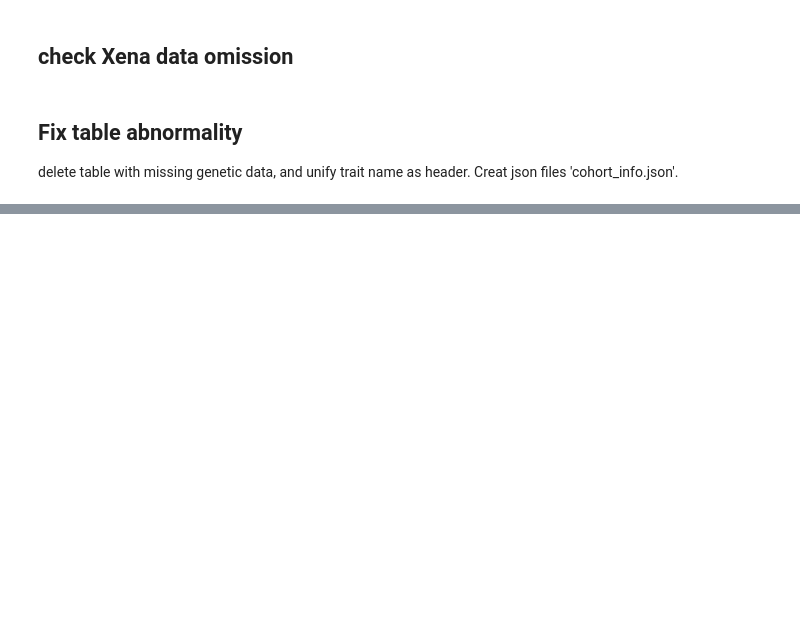
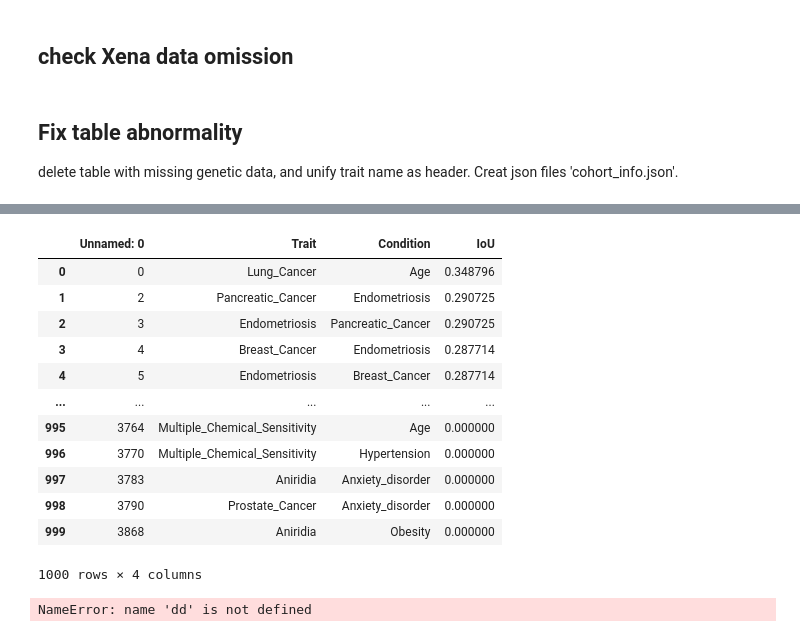
Before and after one commit to Liu-Hy/GenoMAS, a Jupyter notebook: clean_data.ipynb, the cells around one changed output, grey strips where cells are left out. Cells and saved outputs as stored; diff of their text form; code cells hidden in the pictures; blank space fills up the shorter version.

```diff
--- a/clean_data.ipynb
+++ b/clean_data.ipynb
@@ -84,0 +133,16 @@ for trait in os.listdir(dest_root):
+# %%
+de
+# %% [output]
+|  | Unnamed: 0 | Trait | Condition | IoU |
+| 0 | 0 | Lung_Cancer | Age | 0.348796 |
+| 1 | 2 | Pancreatic_Cancer | Endometriosis | 0.290725 |
+| 2 | 3 | Endometriosis | Pancreatic_Cancer | 0.290725 |
+| 3 | 4 | Breast_Cancer | Endometriosis | 0.287714 |
+| 4 | 5 | Endometriosis | Breast_Cancer | 0.287714 |
+| ... | ... | ... | ... | ... |
+| 995 | 3764 | Multiple_Chemical_Sensitivity | Age | 0.000000 |
+| 996 | 3770 | Multiple_Chemical_Sensitivity | Hypertension | 0.000000 |
+| 997 | 3783 | Aniridia | Anxiety_disorder | 0.000000 |
+| 998 | 3790 | Prostate_Cancer | Anxiety_disorder | 0.000000 |
+| 999 | 3868 | Aniridia | Obesity | 0.000000 |
+1000 rows × 4 columns
@@ -84,0 +151,4 @@ for trait in os.listdir(dest_root):
+# %%
+dd.to_csv("./trait_condition_pairs.csv", index=False)
+# %% [output]
+NameError: name 'dd' is not defined
```
Also changed, not shown: parts of 22 cells of this notebook, 5 other files.
